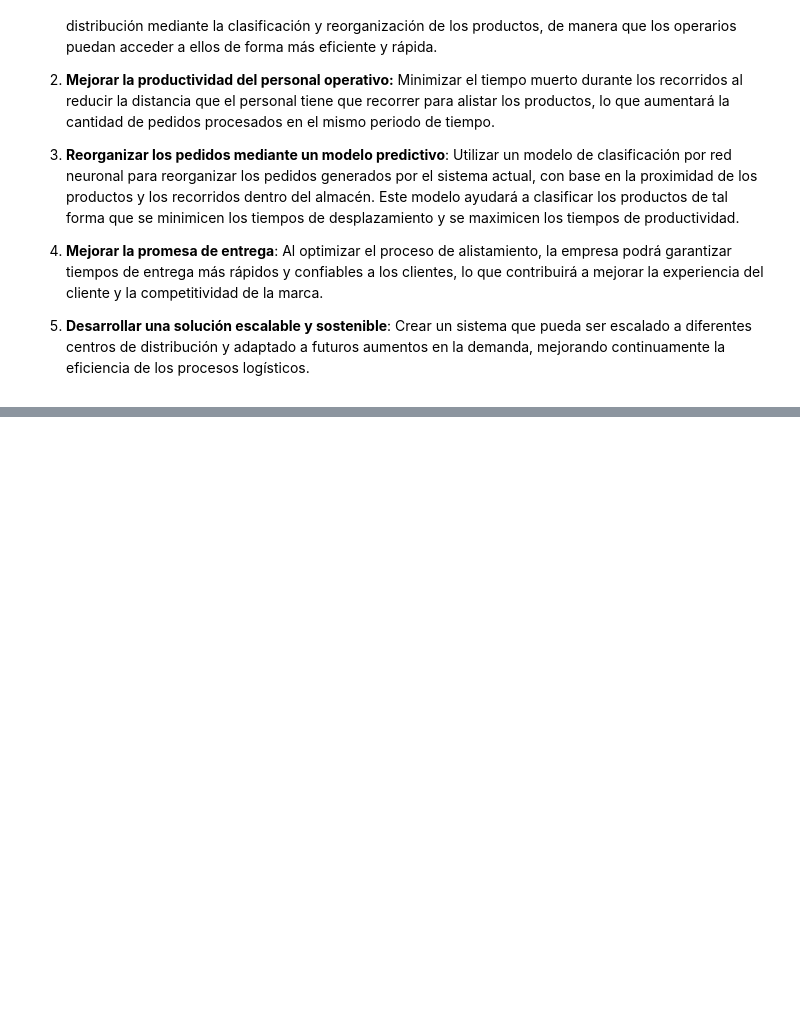
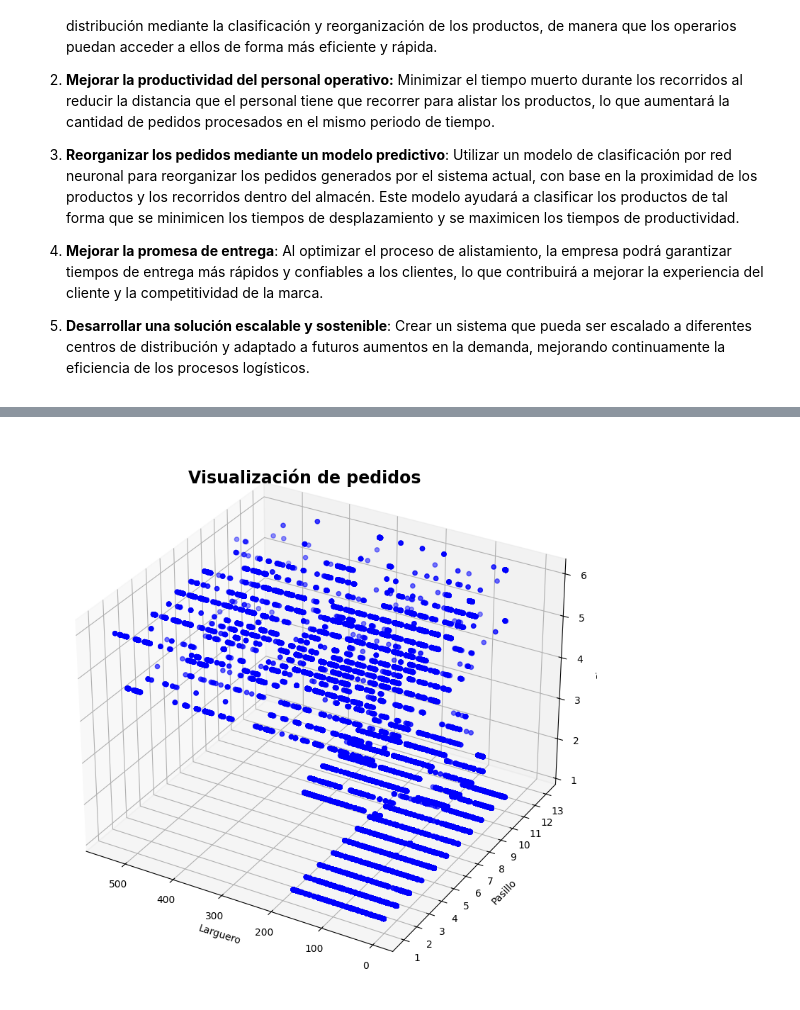
Before and after one commit to mahc11/TalentoTech, a Jupyter notebook: Proyecto/Proyecto.ipynb, the cells around one changed output, grey strips where cells are left out. Saved outputs shown, nothing was run; the diff lists cells and outputs as text; code cells hidden in the pictures; blank space fills up the shorter version.

```diff
--- a/Proyecto/Proyecto.ipynb
+++ b/Proyecto/Proyecto.ipynb
@@ -34,0 +254,7 @@ Para abordar este problema, se propone desarrollar e implementar un modelo de cl
+# %%
+#Eliminamos de nuestro set los campos descriptivos no requeridos
+df_limpio = df.copy()
+
+df_limpio.drop(['llave', 'linea', 'sublinea', 'clase', 'subclase', 'CTIPTRAB'], axis=1, inplace=True)
+
+df_limpio.head()
@@ -34,0 +276,8 @@ Para abordar este problema, se propone desarrollar e implementar un modelo de cl
+# %%
+#Generamos los datos por local y validamos con el dato de unique values
+df_local200 = df_limpio[df_limpio['CALMACEN'] == 200]
+print("locales en el set:", df_local200['CALMACEN'].unique())
+print("Pedidos:", len(df_local200))
+
+print()
+df_local200.head()
@@ -34,0 +360,4 @@ Para abordar este problema, se propone desarrollar e implementar un modelo de cl
+# %%
+#Extraemos datos para graficar
+df_graf_20 = df_local200[['piso', 'pasillo', 'nposlarg']]
+df_graf_20
@@ -34,0 +378,30 @@ Para abordar este problema, se propone desarrollar e implementar un modelo de cl
+# %%
+# Generamos el gráfico
+fig = plt.figure(figsize=(15, 10))  # Ajustamos el tamaño de la figura
+fig.suptitle('Visualización de pedidos', y=0.84, fontweight="black", fontsize=17)
+
+# Crear el gráfico 3D
+ax1 = fig.add_subplot(111, projection='3d')
+
+# Graficar los datos
+ax1.scatter(df_graf_20['nposlarg'], df_graf_20['pasillo'], df_graf_20['piso'], c='b', marker='o')
+
+# Invertir el eje X
+ax1.invert_xaxis()
+
+# Establecer los ticks para el eje Y
+plt.yticks(range(1, mt.ceil(max(df_graf_20['pasillo'])) + 1, 1))
+
+# Establecer los ticks para el eje Z (Piso)
+ax1.set_zticks(range(1, int(max(df_graf_20['piso'])) + 1, 1))
+
+
+# Etiquetas de los ejes
+plt.xlabel('Larguero')
+plt.ylabel('Pasillo')
+ax1.set_zlabel('Piso', rotation=90)
+
+# Mostrar el gráfico
+plt.show()
+# %% [output]
+[figure, added]
```
Also changed, not shown: parts of 64 cells of this notebook, 1 other file.
